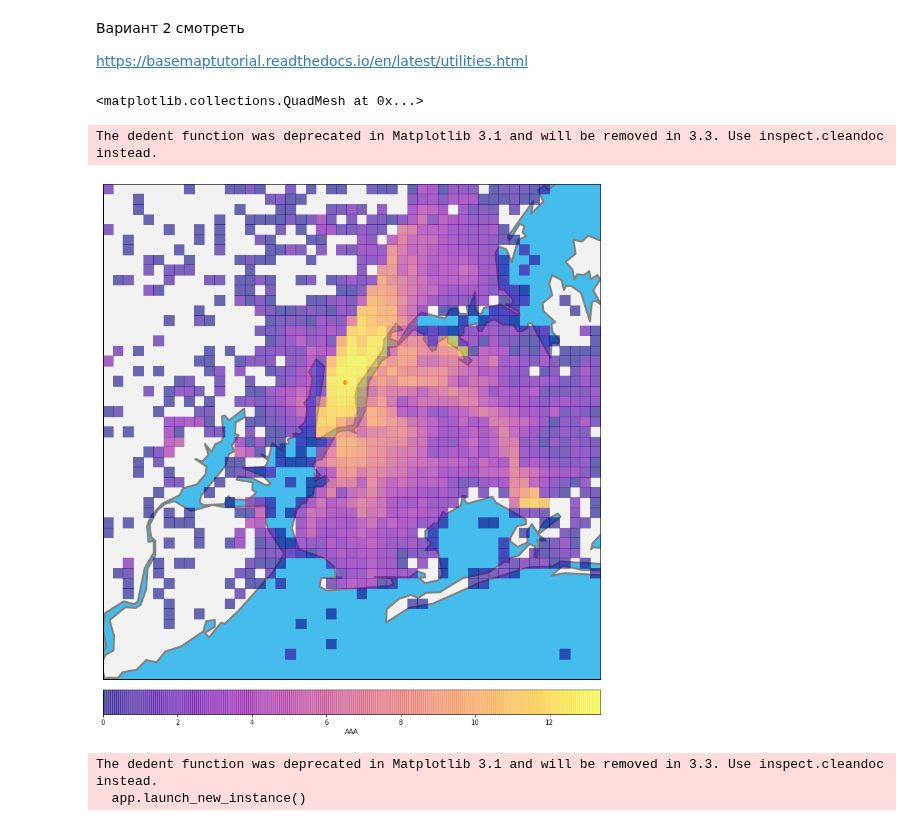
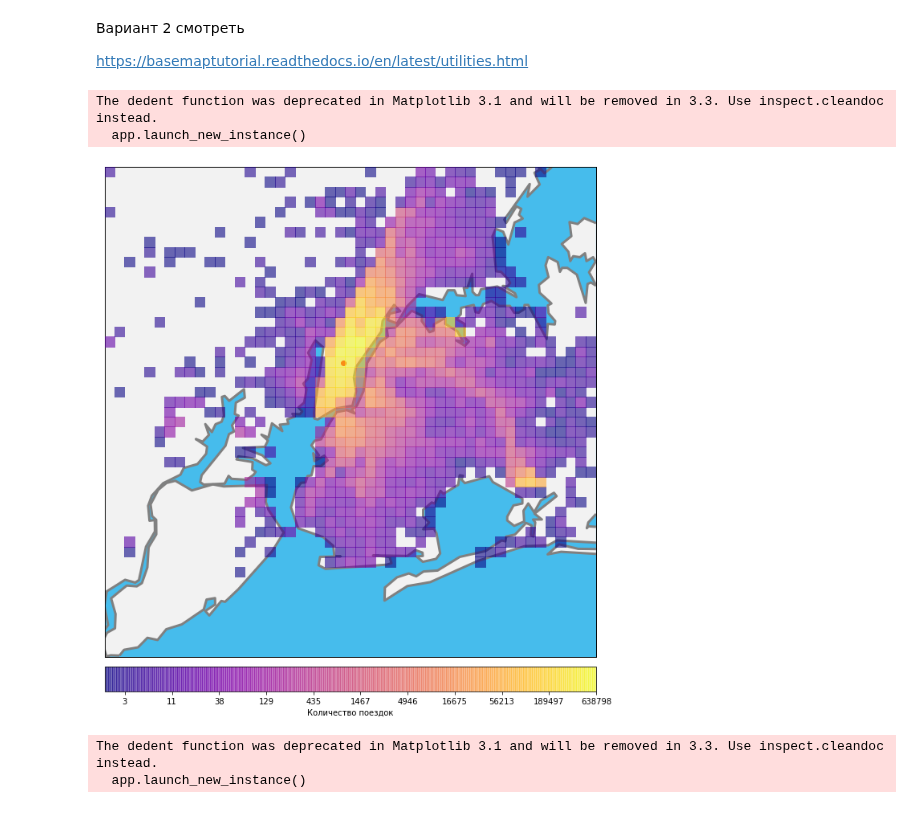
Before and after one commit to dminikorenb/DataLearning, a Jupyter notebook: 3-Taxi/dminik6_part3_w2.ipynb, the cells around one changed output. Cells and saved outputs as stored; diff of their text form; code cells hidden in the pictures.

```diff
--- a/3-Taxi/dminik6_part3_w2.ipynb
+++ b/3-Taxi/dminik6_part3_w2.ipynb
@@ -85,42 +104,64 @@ colordata = np.transpose(ser['count'].values.reshape(50, 50))
 https://basemaptutorial.readthedocs.io/en/latest/utilities.html
 # %%
 coord_NY = ((-74.25559, 40.49612), (-73.70001,  40.91553))
-# %%
-colormesh.
-# %% [output]
-<matplotlib.collections.QuadMesh at 0x...>
 # %%
+colordata = np.transpose(ser['count'].values.reshape(50, 50))
+# изображение лучше, если цвета отображаются в логарифмическом масштабе
+# но надо обработать ln(0). В результате заменим и нулевые значения на nan
+# Замена 0 на nan сделана для не отображения в pcolormesh нулевых значений.
+colordata = np.ma.log(colordata).filled(0)
+colordata[colordata == 0] = np.nan
+
+
 ColorInd = plt.get_cmap('plasma')
-fig = plt.figure(figsize=(15, 15))
+fig = plt.figure(figsize=(12, 12))
 m = Basemap(resolution='h',  # h is nice
             projection='merc',
             llcrnrlon=coord_NY[0][0],
             llcrnrlat=coord_NY[0][1],
             urcrnrlon=coord_NY[1][0],
             urcrnrlat=coord_NY[1][1]
             )
 # m.etopo(scale=.5, alpha=0.5)
 
 m.drawmapboundary(fill_color='#46bcec')
 m.fillcontinents(color='#f2f2f2',lake_color='#46bcec')
 m.drawcoastlines(color='gray', linewidth=3.0)  # intentionally thick line
 
 lons, lats = m(-73.9856546198733, 40.7484284)
 m.scatter(lons, lats, marker = 'o', color='r', zorder=5)
 
+# Отфильтруем квадраты, у которых все четыре угла в воде
+for i in range(0, colordata.shape[0]):
+    for j in range(0, colordata.shape[1]):
+        if not np.isnan(colordata[j,i]):
+            reg = colordata.shape[0]*i+j+1
+            x1,y1 = m(dictGrid[reg]['west'], dictGrid[reg]['south'])
+            x2,y2 = m(dictGrid[reg]['west'], dictGrid[reg]['north'])
+            x3,y3 = m(dictGrid[reg]['east'], dictGrid[reg]['north'])
+            x4,y4 = m(dictGrid[reg]['east'], dictGrid[reg]['south'])
+            if not ( m.is_land(x1,y1) or m.is_land(x2,y2) or m.is_land(x3,y3) or m.is_land(x4,y4) ):
+                colordata[j,i] = np.nan
+
+# Сделать по координатам сетки
 x = linspace(0, m.urcrnrx, colordata.shape[1])
 y = linspace(0, m.urcrnry, colordata.shape[0])
 
 xx, yy = meshgrid(x, y)
 
-colormesh = m.pcolormesh(xx, yy, np.log(colordata), cmap=ColorInd,
-                         zorder=10,  alpha=0.6)  # , vmin = 500) #, vmax = 1300, cmap=cmap)
-cb = m.colorbar(colormesh, location='bottom', label="AAA")
-# cb.set_ticks([600, 760, 1030, 1210])
+colormesh = m.pcolormesh(xx, yy, colordata, cmap=ColorInd,
+                         zorder=10,  alpha=0.6) # , vmin = 0.) #, vmax = 1300, cmap=cmap)
+
+cb = m.colorbar(colormesh, location='bottom', label="Количество поездок")
+alabel = linspace(0, np.nanmax(colordata), 12)
+cb.set_ticks( alabel  )
+cb.set_ticklabels ([str(int(i)) for i in  np.e**alabel])
+
 plt.show()
 # %% [output]
 The dedent function was deprecated in Matplotlib 3.1 and will be removed in 3.3. Use inspect.cleandoc instead.
+  app.launch_new_instance()
-[figure, old version]
+[figure, new version]
 # %%
 # ColorInd = plt.get_cmap('viridis')
 ColorInd = plt.get_cmap('plasma')
```
Also changed, not shown: parts of 8 cells of this notebook.
